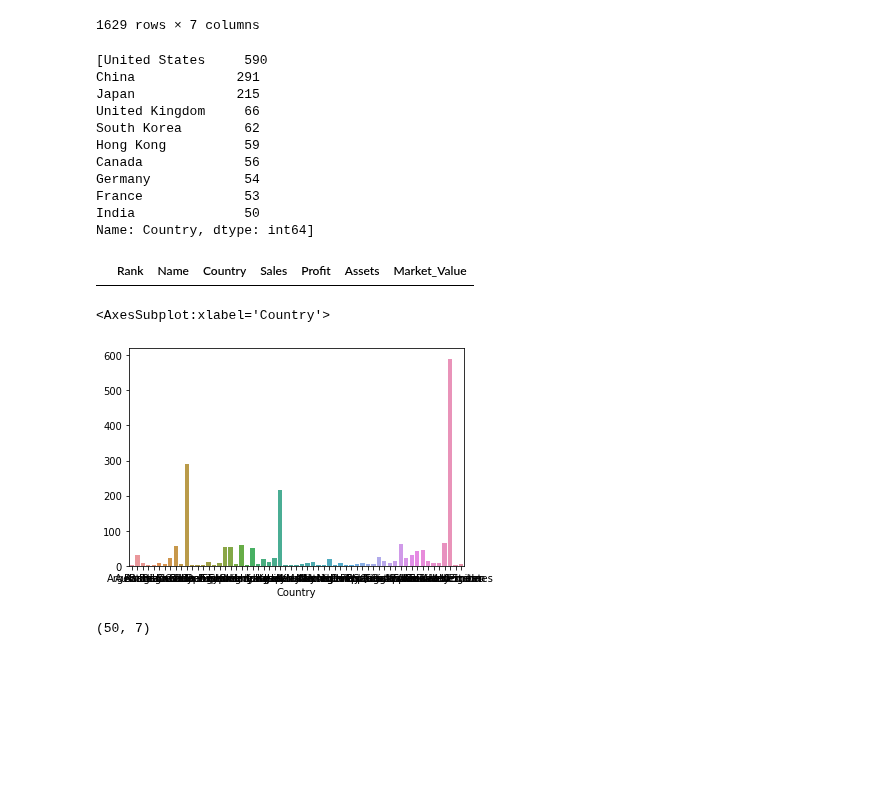
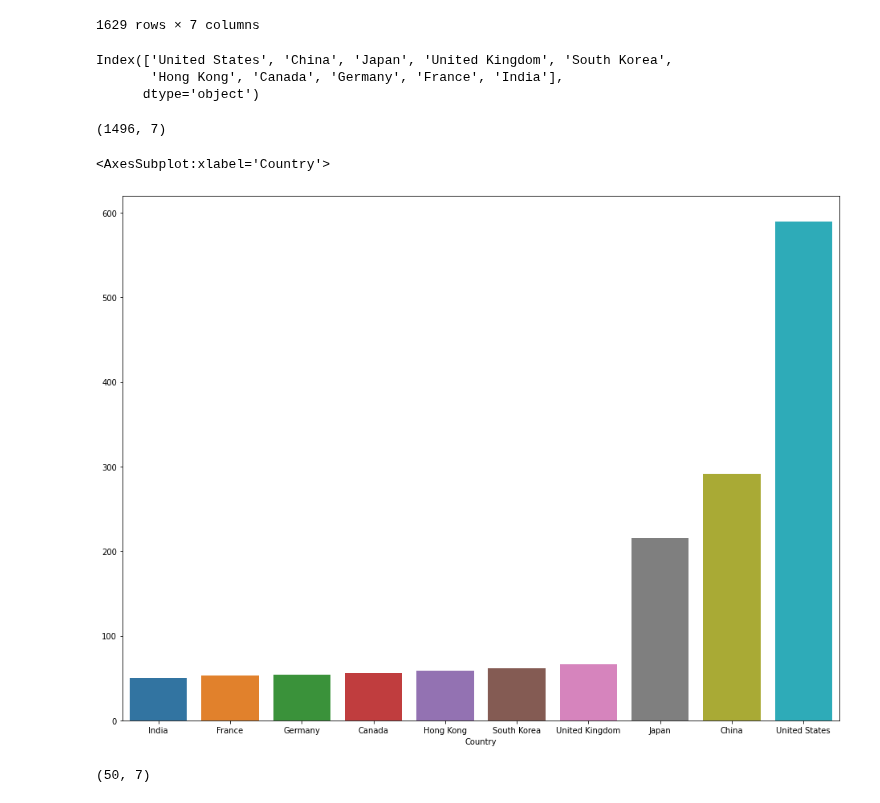
Before and after one commit to chandanabrdwj/100DaysOfML, a Jupyter notebook: fortune-global-2000-companies-in-2021.ipynb, the cells around one changed output. Cells and saved outputs as stored; diff of their text form; code cells hidden in the pictures; blank space fills up the shorter version.

```diff
--- a/fortune-global-2000-companies-in-2021.ipynb
+++ b/fortune-global-2000-companies-in-2021.ipynb
@@ -180,32 +181,26 @@ df[df.Market_Value < df.Market_Value.mean()]
 | 1999 | 1999 | Paycom | United States | 841.0 | 143.4 | 2.6 | 24.0 |
 1629 rows × 7 columns
 # %%
-top_10_countries = [df.Country.value_counts().head(10)]
+top_10_countries = df.Country.value_counts()[:10].index
+
 print(top_10_countries)
 
 dff = df[df.Country.isin(top_10_countries)]
 # %% [output]
-[United States     590
-China             291
-Japan             215
-United Kingdom     66
-South Korea        62
-Hong Kong          59
-Canada             56
-Germany            54
-France             53
-India              50
-Name: Country, dtype: int64]
+Index(['United States', 'China', 'Japan', 'United Kingdom', 'South Korea',
+       'Hong Kong', 'Canada', 'Germany', 'France', 'India'],
+      dtype='object')
 # %%
-dff.head()
+dff.shape
 # %% [output]
-|  | Rank | Name | Country | Sales | Profit | Assets | Market_Value |
+(1496, 7)
 # %%
-result = df.groupby(['Country']).size()
+fig, ax = plt.subplots(figsize=(16, 12))
+result = dff.groupby(['Country']).size().sort_values()
 sns.barplot(x = result.index, y = result.values)
 # %% [output]
 <AxesSubplot:xlabel='Country'>
-[figure, old version]
+[figure, new version]
 # %%
 df_india = df[df.Country == 'India']
 # %%
```
Also changed, not shown: parts of 2 cells of this notebook.
